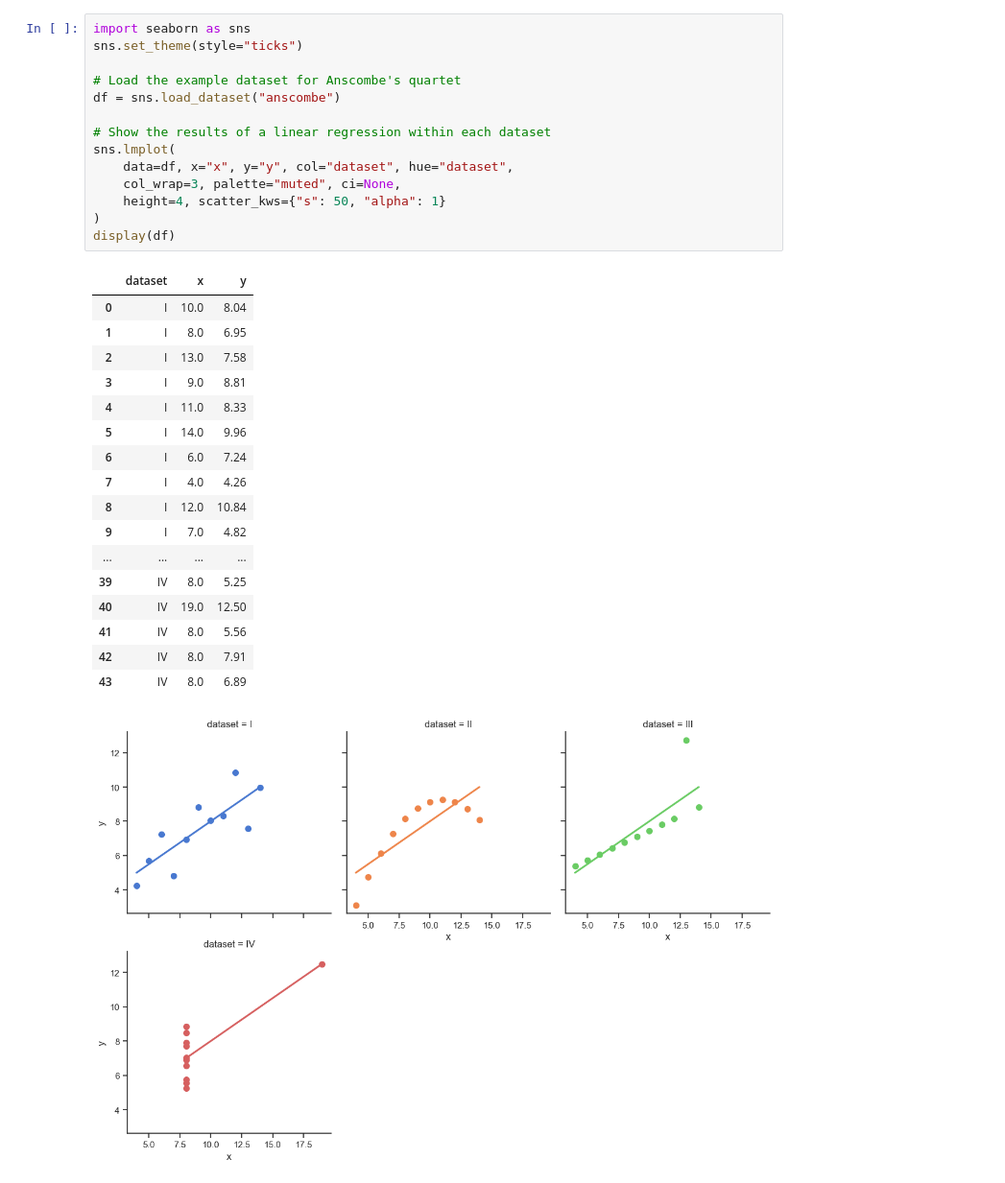
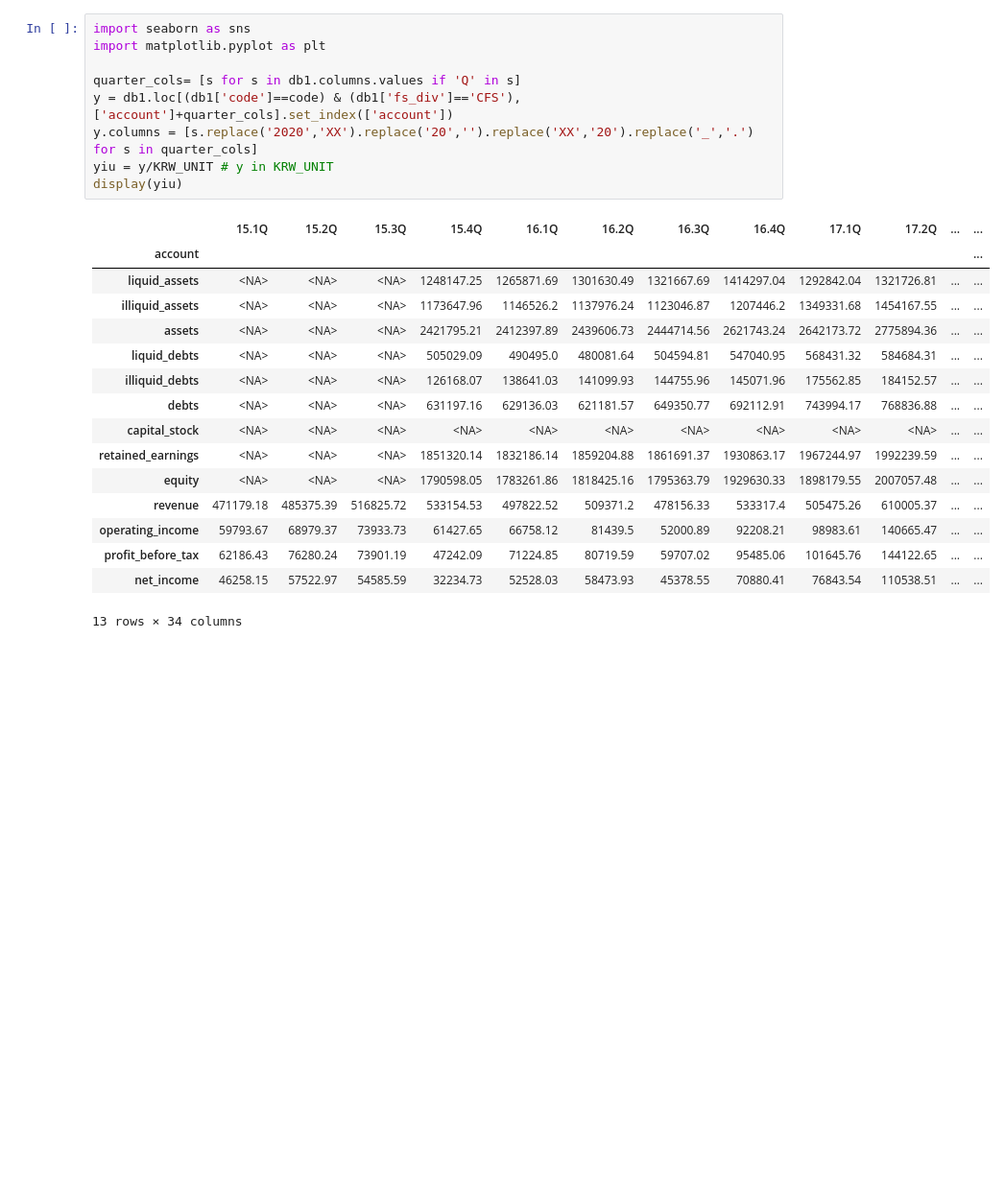
Before and after one commit to iburn78/trader, a Jupyter notebook: data_collection/dc_06_Visualize_Company_Health.ipynb, the cells around one changed output. Shown at 96% size. Cells and saved outputs as stored; diff of their text form; blank space fills up the shorter version.

```diff
--- a/data_collection/dc_06_Visualize_Company_Health.ipynb
+++ b/data_collection/dc_06_Visualize_Company_Health.ipynb
@@ -229,33 +12,26 @@ plt.tight_layout(h_pad=2)
-# %%
-import seaborn as sns
-sns.set_theme(style="ticks")
-
-# Load the example dataset for Anscombe's quartet
-df = sns.load_dataset("anscombe")
-
-# Show the results of a linear regression within each dataset
-sns.lmplot(
-    data=df, x="x", y="y", col="dataset", hue="dataset",
-    col_wrap=3, palette="muted", ci=None,
-    height=4, scatter_kws={"s": 50, "alpha": 1}
-)
-display(df)
-# %% [output]
-|  | dataset | x | y |
-| 0 | I | 10.0 | 8.04 |
-| 1 | I | 8.0 | 6.95 |
-| 2 | I | 13.0 | 7.58 |
-| 3 | I | 9.0 | 8.81 |
-| 4 | I | 11.0 | 8.33 |
-| 5 | I | 14.0 | 9.96 |
-| 6 | I | 6.0 | 7.24 |
-| 7 | I | 4.0 | 4.26 |
-| 8 | I | 12.0 | 10.84 |
-| 9 | I | 7.0 | 4.82 |
-| ... | ... | ... | ... |
-| 39 | IV | 8.0 | 5.25 |
-| 40 | IV | 19.0 | 12.50 |
-| 41 | IV | 8.0 | 5.56 |
-| 42 | IV | 8.0 | 7.91 |
-| 43 | IV | 8.0 | 6.89 |
-[figure, removed]
+# %%
+import seaborn as sns
+import matplotlib.pyplot as plt
+
+quarter_cols= [s for s in db1.columns.values if 'Q' in s]
+y = db1.loc[(db1['code']==code) & (db1['fs_div']=='CFS'), ['account']+quarter_cols].set_index(['account'])
+y.columns = [s.replace('2020','XX').replace('20','').replace('XX','20').replace('_','.') for s in quarter_cols]
+yiu = y/KRW_UNIT # y in KRW_UNIT
+display(yiu)
+# %% [output]
+|  | 15.1Q | 15.2Q | 15.3Q | 15.4Q | 16.1Q | 16.2Q | 16.3Q | 16.4Q | 17.1Q | 17.2Q | ... | ... |
+| account |  |  |  |  |  |  |  |  |  |  |  | ... |
+| liquid_assets | <NA> | <NA> | <NA> | 1248147.25 | 1265871.69 | 1301630.49 | 1321667.69 | 1414297.04 | 1292842.04 | 1321726.81 | ... | ... |
+| illiquid_assets | <NA> | <NA> | <NA> | 1173647.96 | 1146526.2 | 1137976.24 | 1123046.87 | 1207446.2 | 1349331.68 | 1454167.55 | ... | ... |
+| assets | <NA> | <NA> | <NA> | 2421795.21 | 2412397.89 | 2439606.73 | 2444714.56 | 2621743.24 | 2642173.72 | 2775894.36 | ... | ... |
+| liquid_debts | <NA> | <NA> | <NA> | 505029.09 | 490495.0 | 480081.64 | 504594.81 | 547040.95 | 568431.32 | 584684.31 | ... | ... |
+| illiquid_debts | <NA> | <NA> | <NA> | 126168.07 | 138641.03 | 141099.93 | 144755.96 | 145071.96 | 175562.85 | 184152.57 | ... | ... |
+| debts | <NA> | <NA> | <NA> | 631197.16 | 629136.03 | 621181.57 | 649350.77 | 692112.91 | 743994.17 | 768836.88 | ... | ... |
+| capital_stock | <NA> | <NA> | <NA> | <NA> | <NA> | <NA> | <NA> | <NA> | <NA> | <NA> | ... | ... |
+| retained_earnings | <NA> | <NA> | <NA> | 1851320.14 | 1832186.14 | 1859204.88 | 1861691.37 | 1930863.17 | 1967244.97 | 1992239.59 | ... | ... |
+| equity | <NA> | <NA> | <NA> | 1790598.05 | 1783261.86 | 1818425.16 | 1795363.79 | 1929630.33 | 1898179.55 | 2007057.48 | ... | ... |
+| revenue | 471179.18 | 485375.39 | 516825.72 | 533154.53 | 497822.52 | 509371.2 | 478156.33 | 533317.4 | 505475.26 | 610005.37 | ... | ... |
+| operating_income | 59793.67 | 68979.37 | 73933.73 | 61427.65 | 66758.12 | 81439.5 | 52000.89 | 92208.21 | 98983.61 | 140665.47 | ... | ... |
+| profit_before_tax | 62186.43 | 76280.24 | 73901.19 | 47242.09 | 71224.85 | 80719.59 | 59707.02 | 95485.06 | 101645.76 | 144122.65 | ... | ... |
+| net_income | 46258.15 | 57522.97 | 54585.59 | 32234.73 | 52528.03 | 58473.93 | 45378.55 | 70880.41 | 76843.54 | 110538.51 | ... | ... |
+13 rows × 34 columns
```
Also changed, not shown: parts of 10 cells of this notebook, 1 other file.
